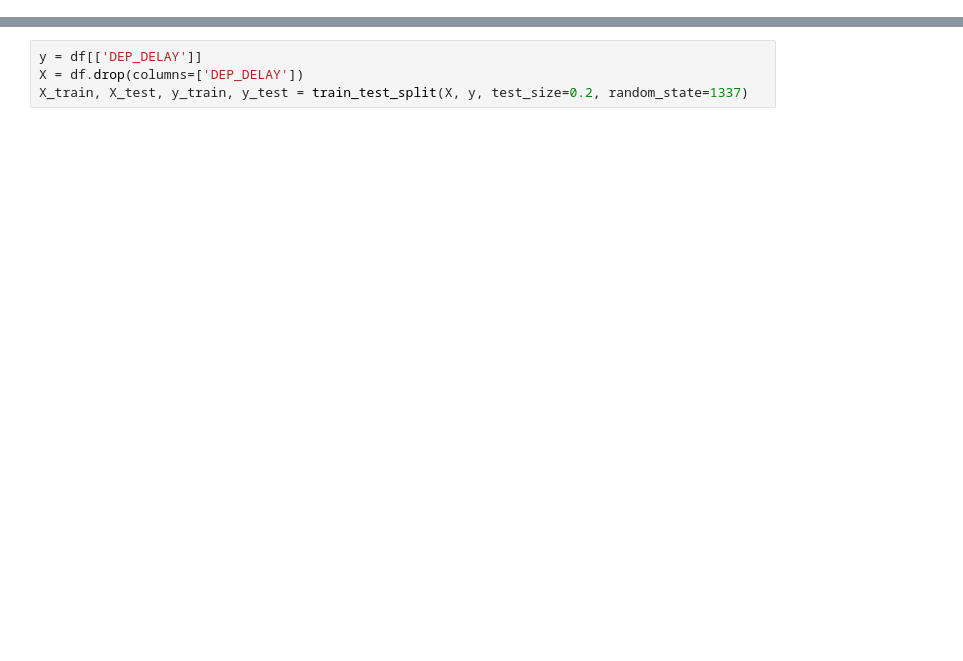
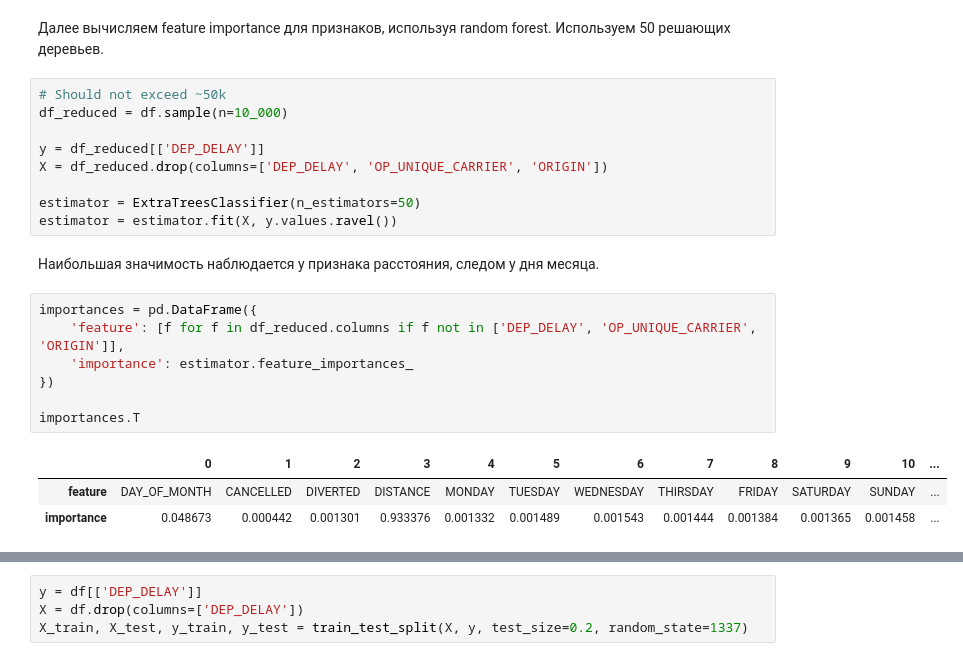
Before and after one commit to dikuchan/regression, a Jupyter notebook: model.ipynb, the cells around one changed output, grey strips where cells are left out. Cells and saved outputs as stored; diff of their text form; blank space fills up the shorter version.

```diff
--- a/model.ipynb
+++ b/model.ipynb
@@ -86,0 +65,25 @@ sns.heatmap(df.corr(), annot=True)
+# %% [markdown]
+Далее вычисляем feature importance для признаков, используя random forest.
+Используем 50 решающих деревьев.
+# %%
+# Should not exceed ~50k
+df_reduced = df.sample(n=10_000)
+
+y = df_reduced[['DEP_DELAY']]
+X = df_reduced.drop(columns=['DEP_DELAY', 'OP_UNIQUE_CARRIER', 'ORIGIN'])
+
+estimator = ExtraTreesClassifier(n_estimators=50)
+estimator = estimator.fit(X, y.values.ravel())
+# %% [markdown]
+Наибольшая значимость наблюдается у признака расстояния, следом у дня месяца.
+# %%
+importances = pd.DataFrame({
+    'feature': [f for f in df_reduced.columns if f not in ['DEP_DELAY', 'OP_UNIQUE_CARRIER', 'ORIGIN']],
+    'importance': estimator.feature_importances_
+})
+
+importances.T
+# %% [output]
+|  | 0 | 1 | 2 | 3 | 4 | 5 | 6 | 7 | 8 | 9 | 10 | ... |
+| feature | DAY_OF_MONTH | CANCELLED | DIVERTED | DISTANCE | MONDAY | TUESDAY | WEDNESDAY | THIRSDAY | FRIDAY | SATURDAY | SUNDAY | ... |
+| importance | 0.048673 | 0.000442 | 0.001301 | 0.933376 | 0.001332 | 0.001489 | 0.001543 | 0.001444 | 0.001384 | 0.001365 | 0.001458 | ... |
```
Also changed, not shown: parts of 40 cells of this notebook.
